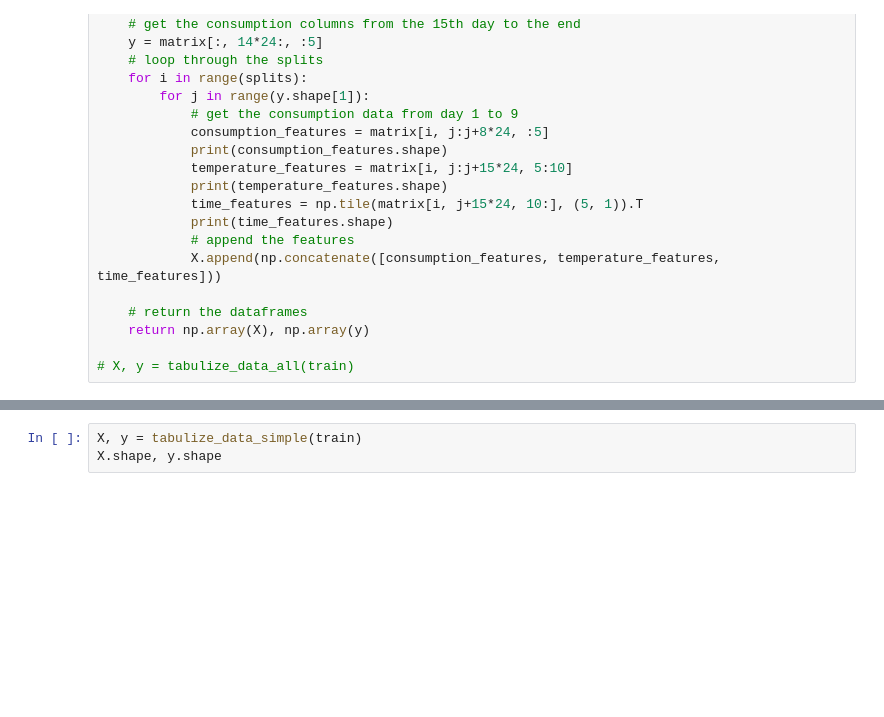
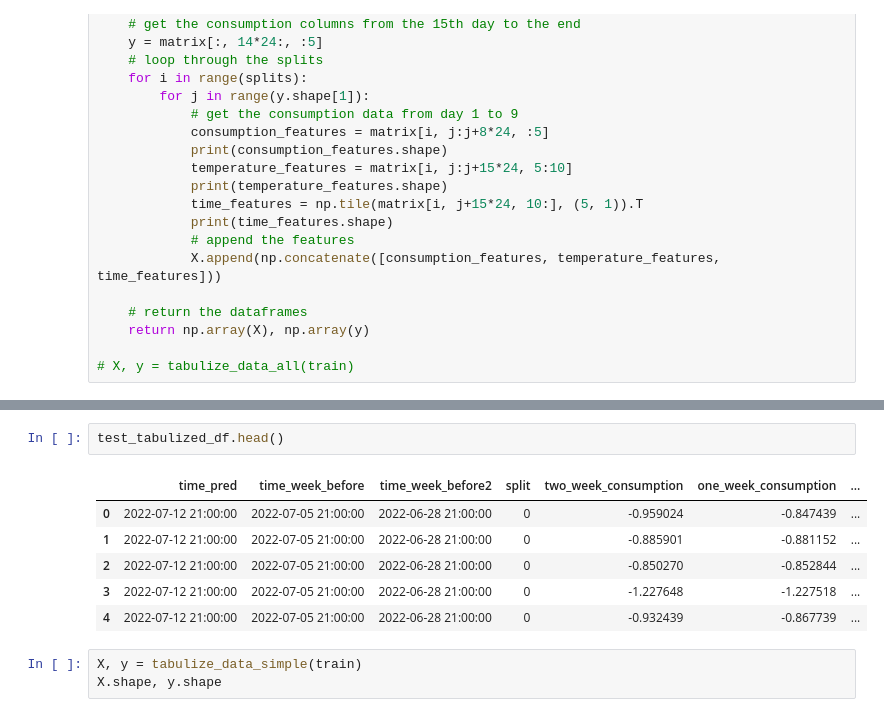
Before and after one commit to SigmaDerivative/energy-consumption-forecast, a Jupyter notebook: analysis.ipynb, the cells around one changed output, grey strips where cells are left out. Saved outputs shown, nothing was run; the diff lists cells and outputs as text; blank space fills up the shorter version.

```diff
--- a/analysis.ipynb
+++ b/analysis.ipynb
@@ -492,3 +540,12 @@ InvalidIndexError: (0, 0, slice(None, 5, None))
+# %%
+test_tabulized_df.head()
+# %% [output]
+|  | time_pred | time_week_before | time_week_before2 | split | two_week_consumption | one_week_consumption | ... |
+| 0 | 2022-07-12 21:00:00 | 2022-07-05 21:00:00 | 2022-06-28 21:00:00 | 0 | -0.959024 | -0.847439 | ... |
+| 1 | 2022-07-12 21:00:00 | 2022-07-05 21:00:00 | 2022-06-28 21:00:00 | 0 | -0.885901 | -0.881152 | ... |
+| 2 | 2022-07-12 21:00:00 | 2022-07-05 21:00:00 | 2022-06-28 21:00:00 | 0 | -0.850270 | -0.852844 | ... |
+| 3 | 2022-07-12 21:00:00 | 2022-07-05 21:00:00 | 2022-06-28 21:00:00 | 0 | -1.227648 | -1.227518 | ... |
+| 4 | 2022-07-12 21:00:00 | 2022-07-05 21:00:00 | 2022-06-28 21:00:00 | 0 | -0.932439 | -0.867739 | ... |
 # %%
 X, y = tabulize_data_simple(train)
 X.shape, y.shape
```
Also changed, not shown: parts of 6 cells of this notebook.
